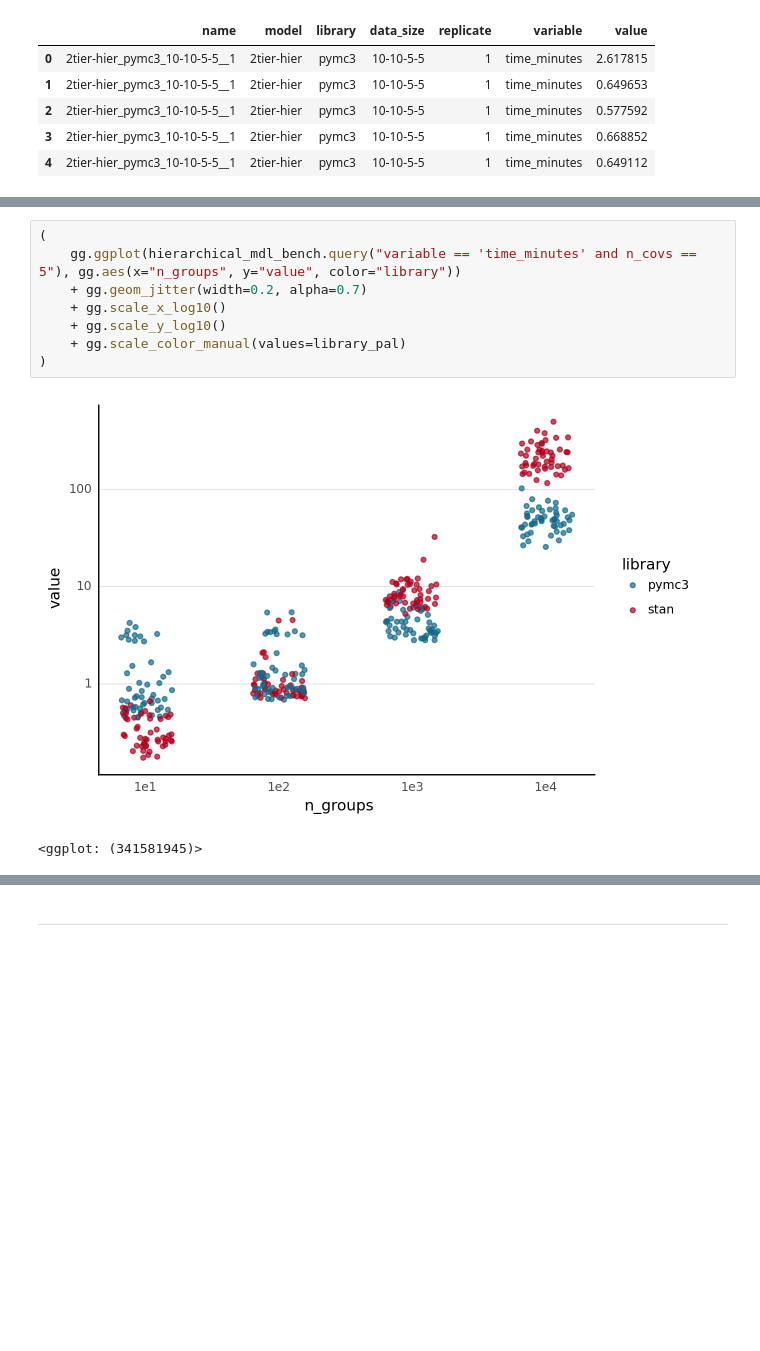
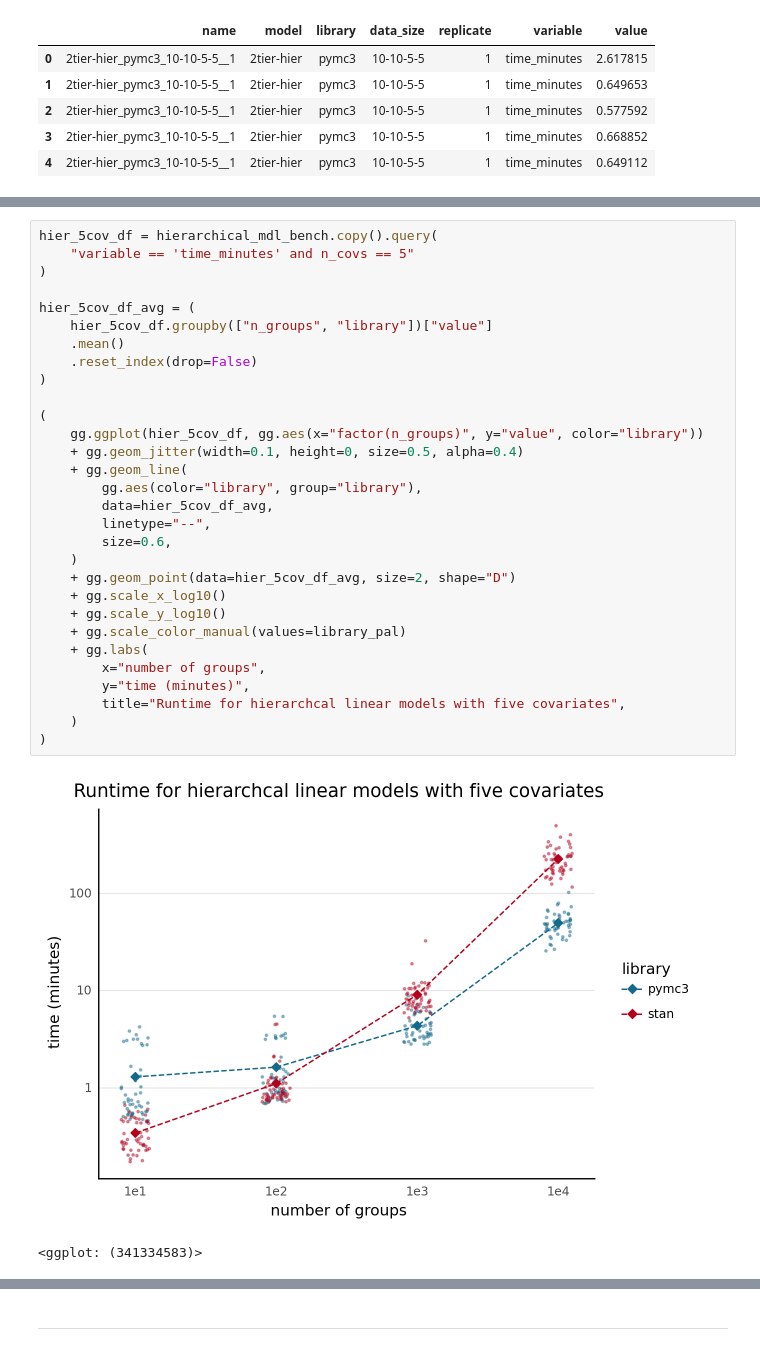
Before and after one commit to jhrcook/pymc3-stan-comparison, a Jupyter notebook: docs/index.ipynb, the cells around one changed output, grey strips where cells are left out. Drawn from its saved outputs; the diff is of its cells as text; blank space fills up the shorter version.

Commit message:
analysis: finish updates for new benchmarking organization

```diff
--- a/docs/index.ipynb
+++ b/docs/index.ipynb
@@ -266,11 +275,33 @@ hierarchical_mdl_bench.head()
 # %%
+hier_5cov_df = hierarchical_mdl_bench.copy().query(
+    "variable == 'time_minutes' and n_covs == 5"
+)
+
+hier_5cov_df_avg = (
+    hier_5cov_df.groupby(["n_groups", "library"])["value"]
+    .mean()
+    .reset_index(drop=False)
+)
+
 (
-    gg.ggplot(hierarchical_mdl_bench.query("variable == 'time_minutes' and n_covs == 5"), gg.aes(x="n_groups", y="value", color="library"))
-    + gg.geom_jitter(width=0.2, alpha=0.7)
+    gg.ggplot(hier_5cov_df, gg.aes(x="factor(n_groups)", y="value", color="library"))
+    + gg.geom_jitter(width=0.1, height=0, size=0.5, alpha=0.4)
+    + gg.geom_line(
+        gg.aes(color="library", group="library"),
+        data=hier_5cov_df_avg,
+        linetype="--",
+        size=0.6,
+    )
+    + gg.geom_point(data=hier_5cov_df_avg, size=2, shape="D")
     + gg.scale_x_log10()
     + gg.scale_y_log10()
     + gg.scale_color_manual(values=library_pal)
+    + gg.labs(
+        x="number of groups",
+        y="time (minutes)",
+        title="Runtime for hierarchcal linear models with five covariates",
+    )
 )
 # %% [output]
-[figure, old version]
+[figure, new version]
-<ggplot: (341581945)>
+<ggplot: (341334583)>
```
Also changed, not shown: parts of 8 cells of this notebook, 1 other file.
